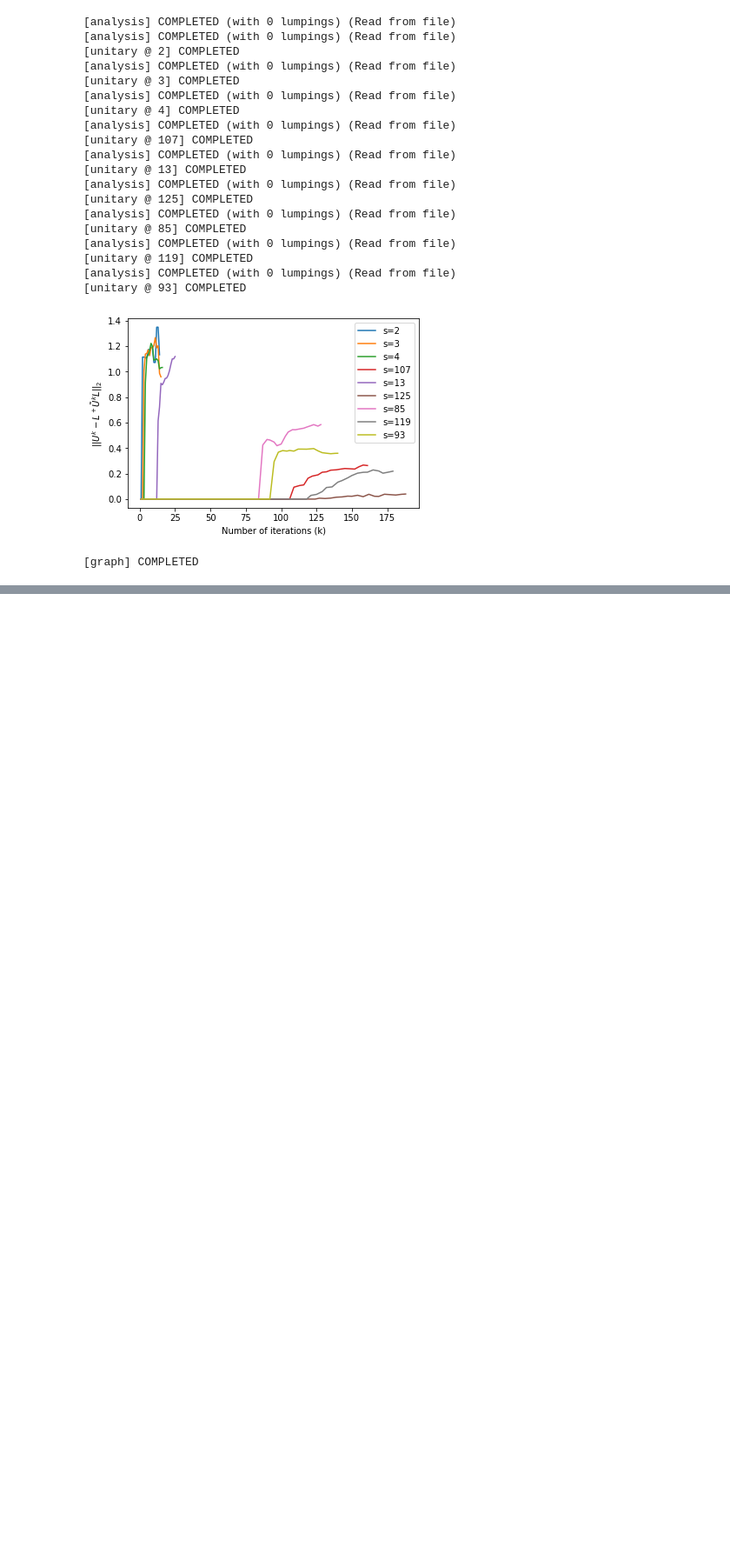
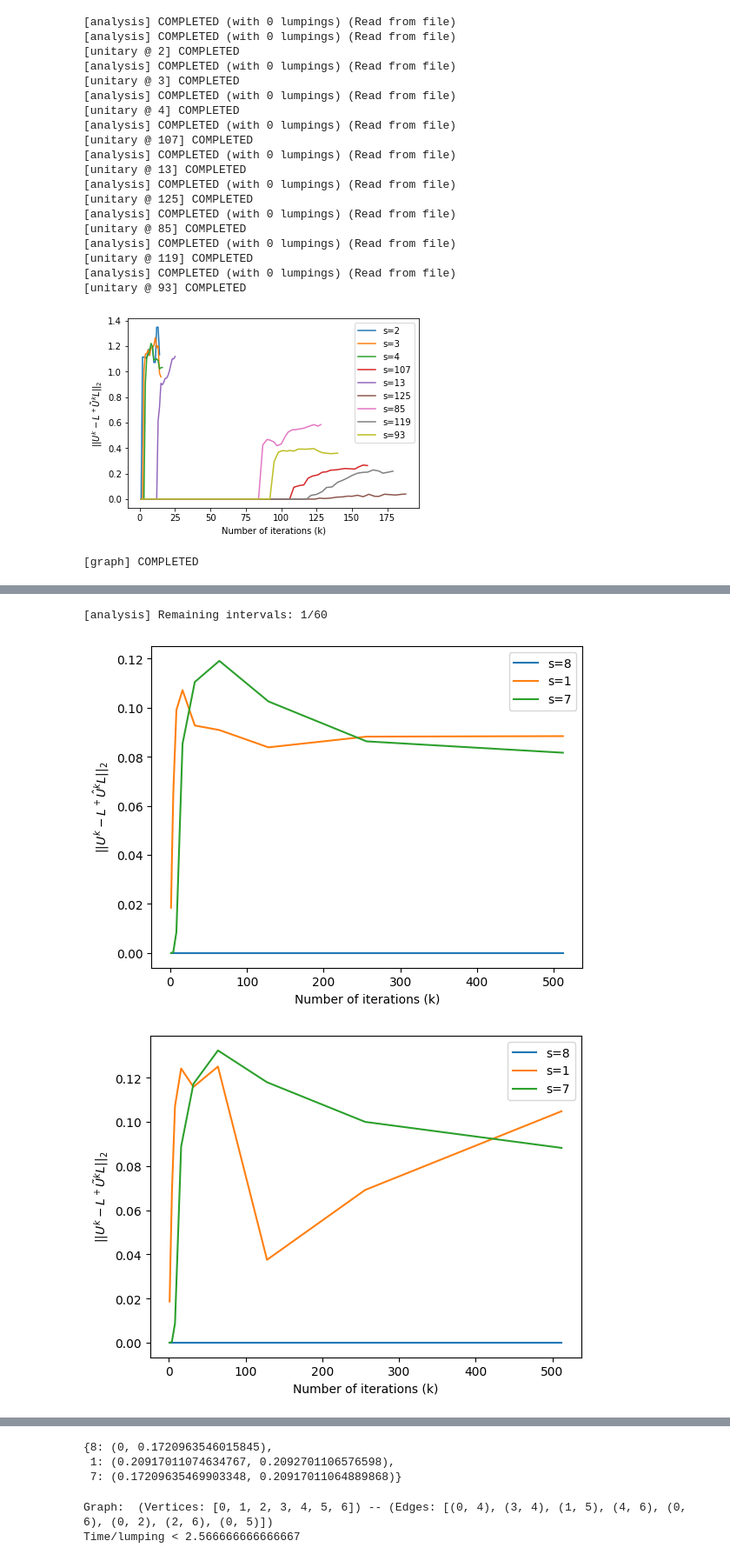
Before and after one commit to Antonio-JP/CLUE, a Jupyter notebook: notebooks/numerical_quantum.ipynb, the cells around one changed output, grey strips where cells are left out. Shown at 87% size. Saved outputs shown, nothing was run; the diff lists cells and outputs as text; code cells hidden in the pictures; blank space fills up the shorter version.

```diff
--- a/notebooks/numerical_quantum.ipynb
+++ b/notebooks/numerical_quantum.ipynb
@@ -762,0 +702,7 @@ Intervals:
+# %%
+G7.append(generate_example(_, 7))
+%time full_analysis(G7[-1])
+# %% [output]
+[analysis] Remaining intervals: 1/60
+[figure, added]
+[figure, added]
@@ -762,0 +711,9 @@ Intervals:
+{8: (0, 0.1720963546015845),
+ 1: (0.20917011074634767, 0.2092701106576598),
+ 7: (0.17209635469903348, 0.20917011064889868)}
+# %%
+print("Graph: ", G7[2])
+print(f"Time/lumping < {(2*60+34)/60}")
+# %% [output]
+Graph:  (Vertices: [0, 1, 2, 3, 4, 5, 6]) -- (Edges: [(0, 4), (3, 4), (1, 5), (4, 6), (0, 6), (0, 2), (2, 6), (0, 5)])
+Time/lumping < 2.566666666666667
```
Also changed, not shown: parts of 43 cells of this notebook, 15 other files.
